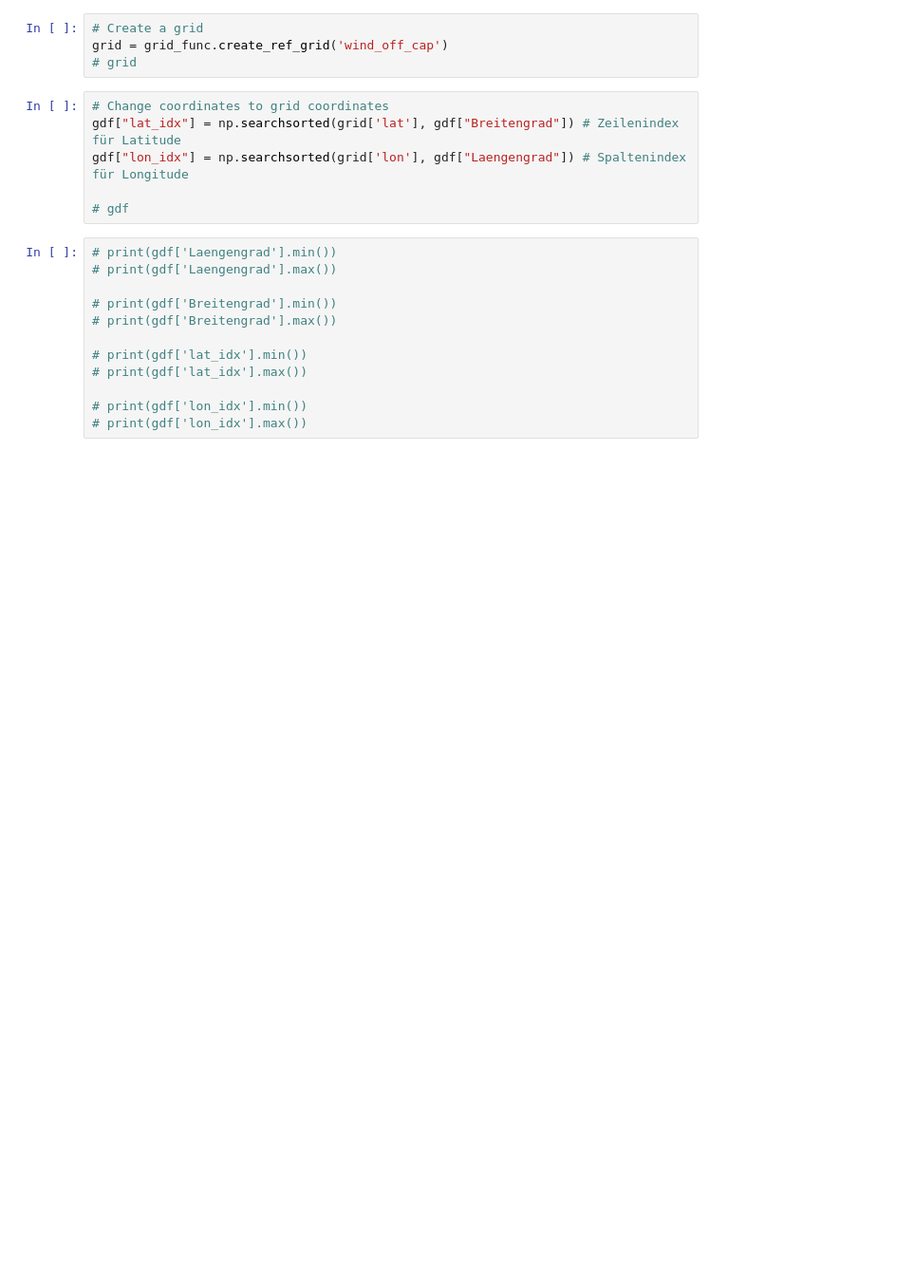
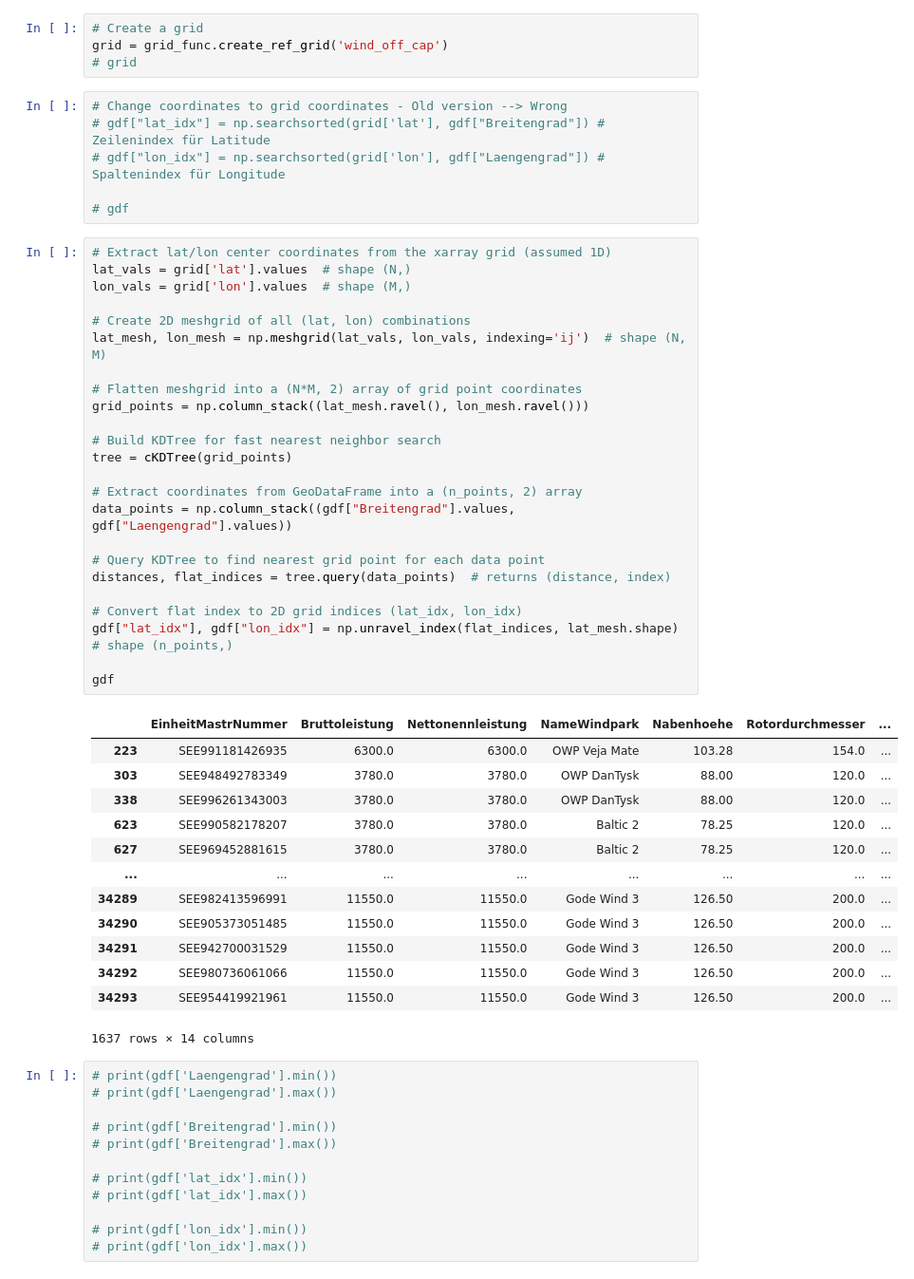
Before and after one commit to O-Nennecke/RL_2026_paper, a Jupyter notebook: SEM_Preparation/capacity_data_wind_offshore.ipynb, the cells around one changed output. Shown at 95% size. Drawn from its saved outputs; the diff is of its cells as text; blank space fills up the shorter version.

```diff
--- a/SEM_Preparation/capacity_data_wind_offshore.ipynb
+++ b/SEM_Preparation/capacity_data_wind_offshore.ipynb
@@ -119,11 +125,49 @@ gdf.crs = 'EPSG:4326'
 grid = grid_func.create_ref_grid('wind_off_cap')
 # grid
 # %%
-# Change coordinates to grid coordinates
-gdf["lat_idx"] = np.searchsorted(grid['lat'], gdf["Breitengrad"]) # Zeilenindex für Latitude
-gdf["lon_idx"] = np.searchsorted(grid['lon'], gdf["Laengengrad"]) # Spaltenindex für Longitude
+# Change coordinates to grid coordinates - Old version --> Wrong
+# gdf["lat_idx"] = np.searchsorted(grid['lat'], gdf["Breitengrad"]) # Zeilenindex für Latitude
+# gdf["lon_idx"] = np.searchsorted(grid['lon'], gdf["Laengengrad"]) # Spaltenindex für Longitude
 
 # gdf
+# %%
+# Extract lat/lon center coordinates from the xarray grid (assumed 1D)
+lat_vals = grid['lat'].values  # shape (N,)
+lon_vals = grid['lon'].values  # shape (M,)
+
+# Create 2D meshgrid of all (lat, lon) combinations
+lat_mesh, lon_mesh = np.meshgrid(lat_vals, lon_vals, indexing='ij')  # shape (N, M)
+
+# Flatten meshgrid into a (N*M, 2) array of grid point coordinates
+grid_points = np.column_stack((lat_mesh.ravel(), lon_mesh.ravel()))
+
+# Build KDTree for fast nearest neighbor search
+tree = cKDTree(grid_points)
+
+# Extract coordinates from GeoDataFrame into a (n_points, 2) array
+data_points = np.column_stack((gdf["Breitengrad"].values, gdf["Laengengrad"].values))
+
+# Query KDTree to find nearest grid point for each data point
+distances, flat_indices = tree.query(data_points)  # returns (distance, index)
+
+# Convert flat index to 2D grid indices (lat_idx, lon_idx)
+gdf["lat_idx"], gdf["lon_idx"] = np.unravel_index(flat_indices, lat_mesh.shape)  # shape (n_points,)
+
+gdf
+# %% [output]
+|  | EinheitMastrNummer | Bruttoleistung | Nettonennleistung | NameWindpark | Nabenhoehe | Rotordurchmesser | ... |
+| 223 | SEE991181426935 | 6300.0 | 6300.0 | OWP Veja Mate | 103.28 | 154.0 | ... |
+| 303 | SEE948492783349 | 3780.0 | 3780.0 | OWP DanTysk | 88.00 | 120.0 | ... |
+| 338 | SEE996261343003 | 3780.0 | 3780.0 | OWP DanTysk | 88.00 | 120.0 | ... |
+| 623 | SEE990582178207 | 3780.0 | 3780.0 | Baltic 2 | 78.25 | 120.0 | ... |
+| 627 | SEE969452881615 | 3780.0 | 3780.0 | Baltic 2 | 78.25 | 120.0 | ... |
+| ... | ... | ... | ... | ... | ... | ... | ... |
+| 34289 | SEE982413596991 | 11550.0 | 11550.0 | Gode Wind 3 | 126.50 | 200.0 | ... |
+| 34290 | SEE905373051485 | 11550.0 | 11550.0 | Gode Wind 3 | 126.50 | 200.0 | ... |
+| 34291 | SEE942700031529 | 11550.0 | 11550.0 | Gode Wind 3 | 126.50 | 200.0 | ... |
+| 34292 | SEE980736061066 | 11550.0 | 11550.0 | Gode Wind 3 | 126.50 | 200.0 | ... |
+| 34293 | SEE954419921961 | 11550.0 | 11550.0 | Gode Wind 3 | 126.50 | 200.0 | ... |
+1637 rows × 14 columns
 # %%
 # print(gdf['Laengengrad'].min())
 # print(gdf['Laengengrad'].max())
```
Also changed, not shown: parts of 11 cells of this notebook, 16 other files.
